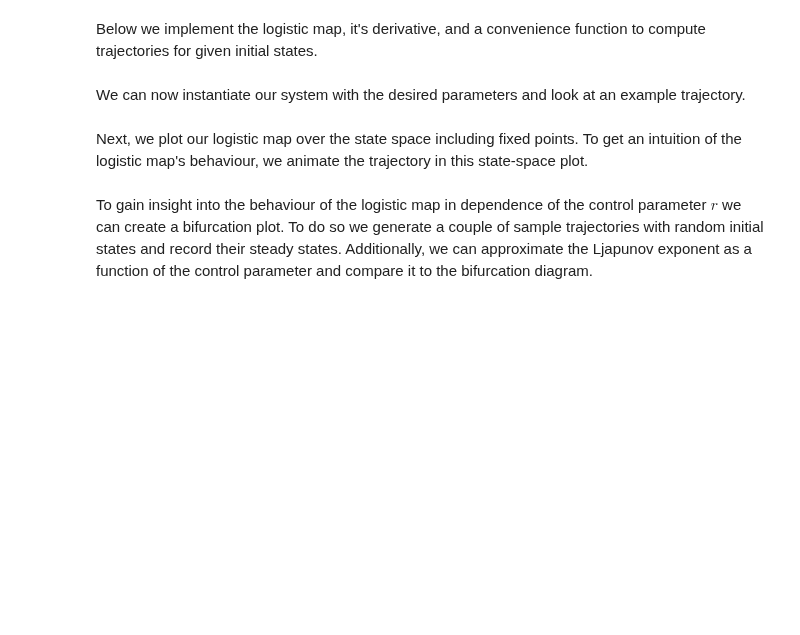
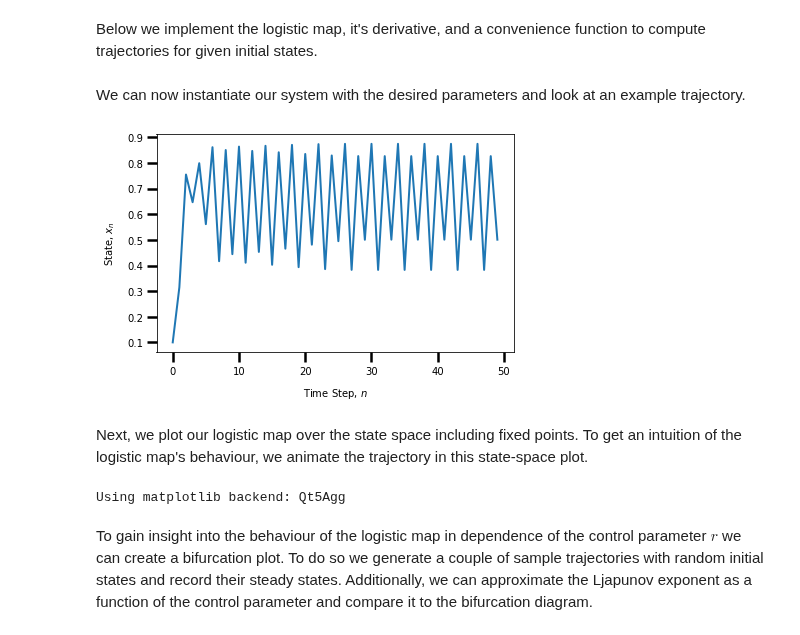
Before and after one commit to FelixSto/NSP_Assignments, a Jupyter notebook: notebooks/sessions/7-1-logistic-map.ipynb, the cells around one changed output. Cells and saved outputs as stored; diff of their text form; code cells hidden in the pictures; blank space fills up the shorter version.

```diff
--- a/notebooks/sessions/7-1-logistic-map.ipynb
+++ b/notebooks/sessions/7-1-logistic-map.ipynb
@@ -96,26 +96,29 @@ class LogisticMap:
 We can now instantiate our system with the desired parameters and
 look at an example trajectory.
 # %%
+%matplotlib inline
 # parameters
-r = 4.
+r = 3.5
 x0 = 0.1
 
 # instantiate logistic map +  compute trajectory
 logmap = LogisticMap(r=r)
 trajectory = logmap.compute_trajectory(x0, n_max=500)
 
 # plot trajectory as a function of time
 plt.close('all')
 plt.figure()
 plt.plot(trajectory[:50])
 plt.xlabel('Time Step, $n$')
 plt.ylabel('State, $x_n$')
 plt.tight_layout()
+# %% [output]
+[figure, added]
 # %% [markdown]
 Next, we plot our logistic map over the state space including fixed points. To get an intuition of the logistic map's
 behaviour, we animate the trajectory in this state-space plot.
 # %%
-% matplotlib
+%matplotlib
 
 # compute map over certain sub-space
 x_fp2 = 1. - 1. / r
@@ -157,6 +160,8 @@ def animation_step(i):
 
 # animate
 anim = animation.FuncAnimation(fig, animation_step, frames=frames, interval=t_step, repeat_delay=repeat_delay)
+# %% [output]
+Using matplotlib backend: Qt5Agg
 # %% [markdown]
 To gain insight into the behaviour of the logistic map in dependence of the control parameter $r$ we can create a
 bifurcation plot. To do so we generate a couple of sample trajectories with random initial states and record their
```
Also changed, not shown: parts of 3 cells of this notebook, 1 other file.
